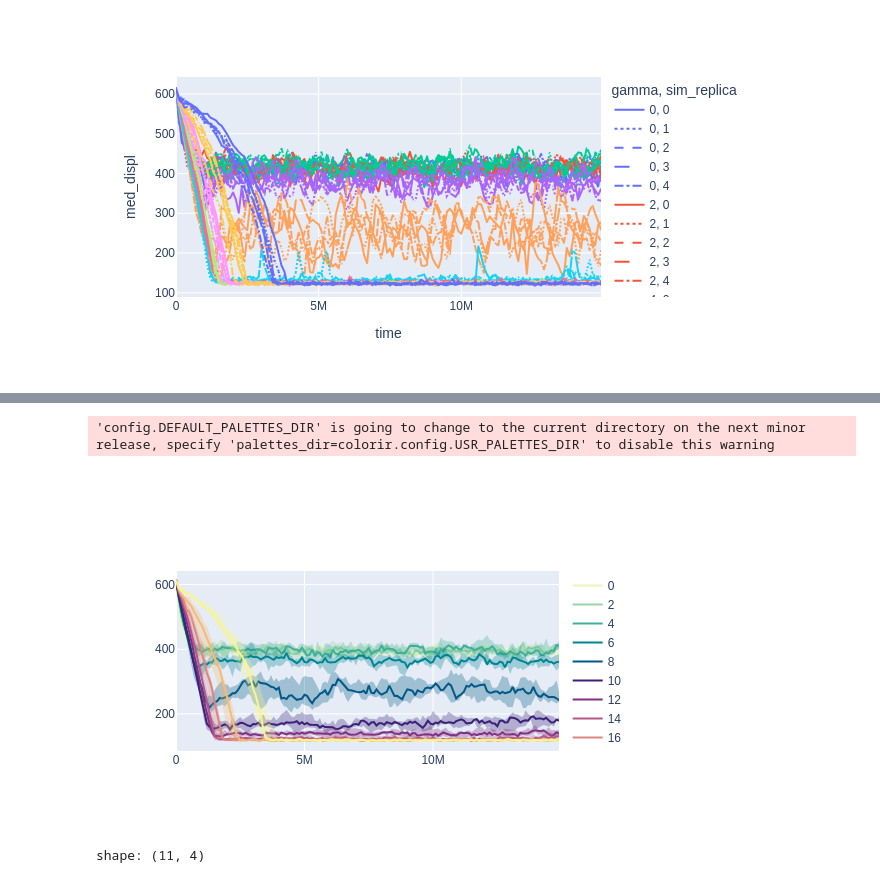
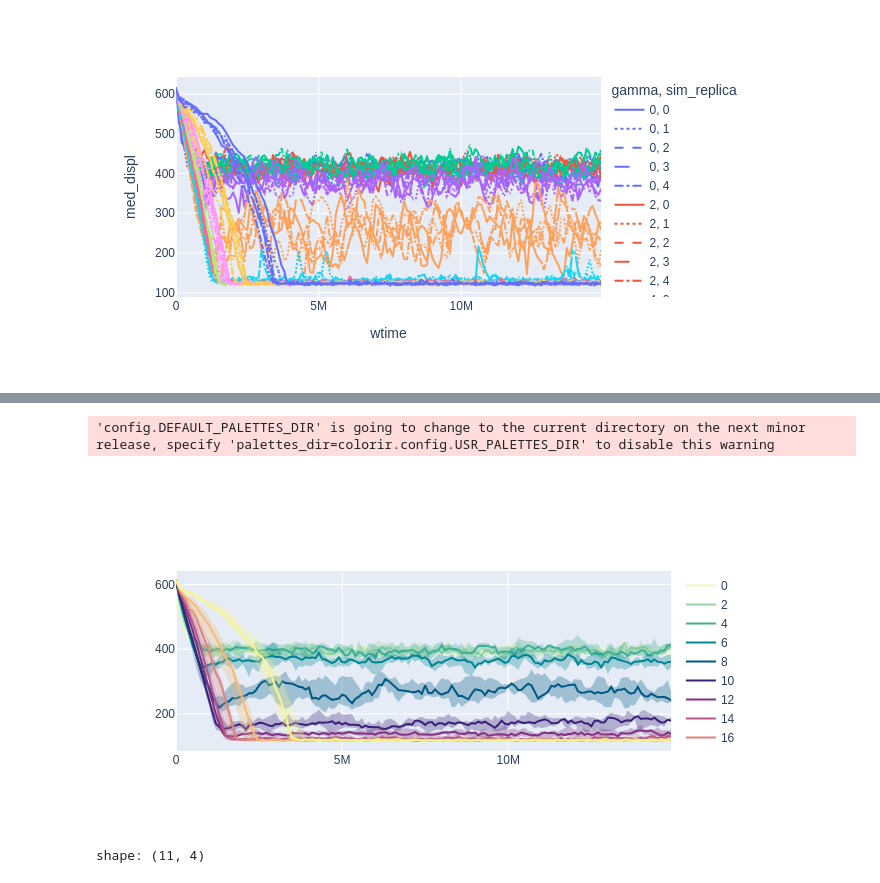
Before and after one commit to aleferna12/cellula-rs, a Jupyter notebook: analyses/cluster_speed.ipynb, the cells around one changed output, grey strips where cells are left out. Cells and saved outputs as stored; diff of their text form; code cells hidden in the pictures.

```diff
--- a/analyses/cluster_speed.ipynb
+++ b/analyses/cluster_speed.ipynb
@@ -29,7 +29,7 @@ celldf = celldf.with_columns(
     displ=(pl.col("center_x") ** 2 + pl.col("center_y") ** 2) ** 0.5
 )
 # %%
-grouppers = ["gamma", "sim_replica", "time"]
+grouppers = ["gamma", "sim_replica", "wtime"]
 displdf = celldf.group_by(grouppers).agg(
     cluster_x=pl.col("center_x").mean(),
     cluster_y=pl.col("center_y").mean(),
@@ -84,7 +84,7 @@ px.line(
 # %% [output]
 [figure]
 # %%
-repldf = displdf.group_by(["gamma", "time"]).agg(
+repldf = displdf.group_by(["gamma", "wtime"]).agg(
     med_med=pl.col("med_displ").median(),
     med_mean=pl.col("med_displ").mean(),
     med_min=pl.col("med_displ").min(),
@@ -93,7 +93,7 @@ repldf = displdf.group_by(["gamma", "time"]).agg(
     mean_med=pl.col("mean_displ").median(),
     mean_min=pl.col("mean_displ").min(),
     mean_max=pl.col("mean_displ").max(),
-).sort(["gamma", "time"])
+).sort(["gamma", "wtime"])
 repldf
 # %% [output]
 shape: (1_650, 10)
@@ -113,27 +113,27 @@ shape: (1_650, 10)
 # %%
 import random as rand
 
 palette = cl.Grad(cl.StackPalette.load("carnival"), domain=[0, 20])
 fig = go.Figure()
 for gamma, group in repldf.group_by("gamma"):
     gamma = gamma[0]
     fig.add_trace(go.Scatter(
-        x=group["time"],
+        x=group["wtime"],
         y=group["mean_med"],
         line_color=palette(gamma),
         name=gamma
     ))
     fig.add_trace(go.Scatter(
-        x=pl.concat([group["time"], group["time"][::-1]]),
+        x=pl.concat([group["wtime"], group["wtime"][::-1]]),
         y=pl.concat([group["mean_min"], group["mean_max"][::-1]]),
         fill="toself",
         line_color="rgba(0, 0, 0, 0)",
         fillcolor=palette(gamma),
         opacity=0.3,
         showlegend=False
     ))
 fig
 # %% [output]
 'config.DEFAULT_PALETTES_DIR' is going to change to the current directory on the next minor release, specify 'palettes_dir=colorir.config.USR_PALETTES_DIR' to disable this warning
-[figure, old version]
+[figure, new version]
 # %%
```
Also changed, not shown: parts of 17 cells of this notebook, 1 other file.
